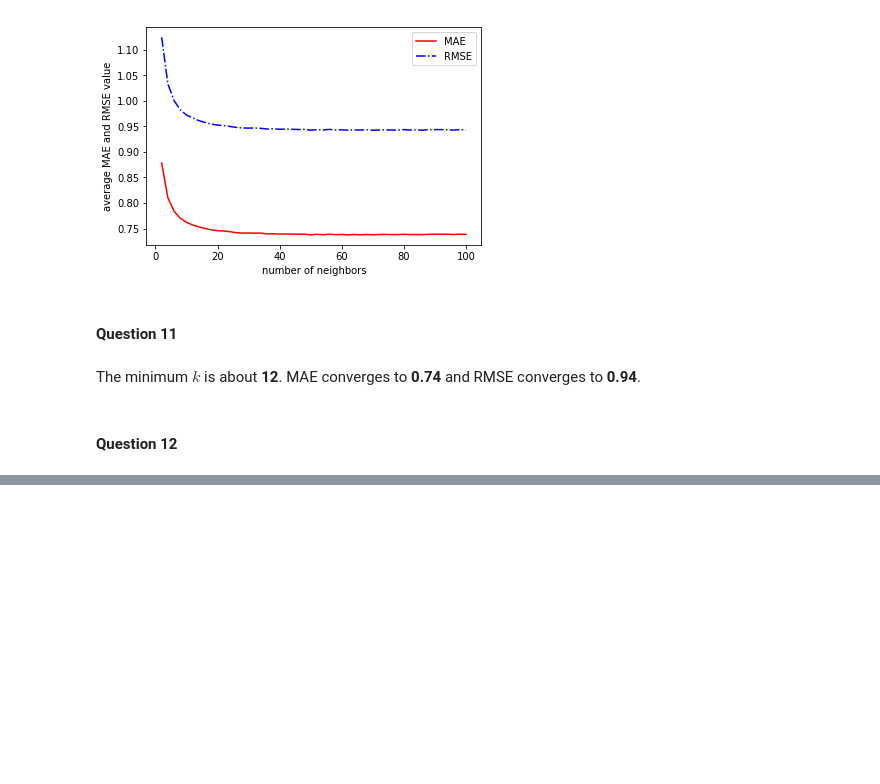
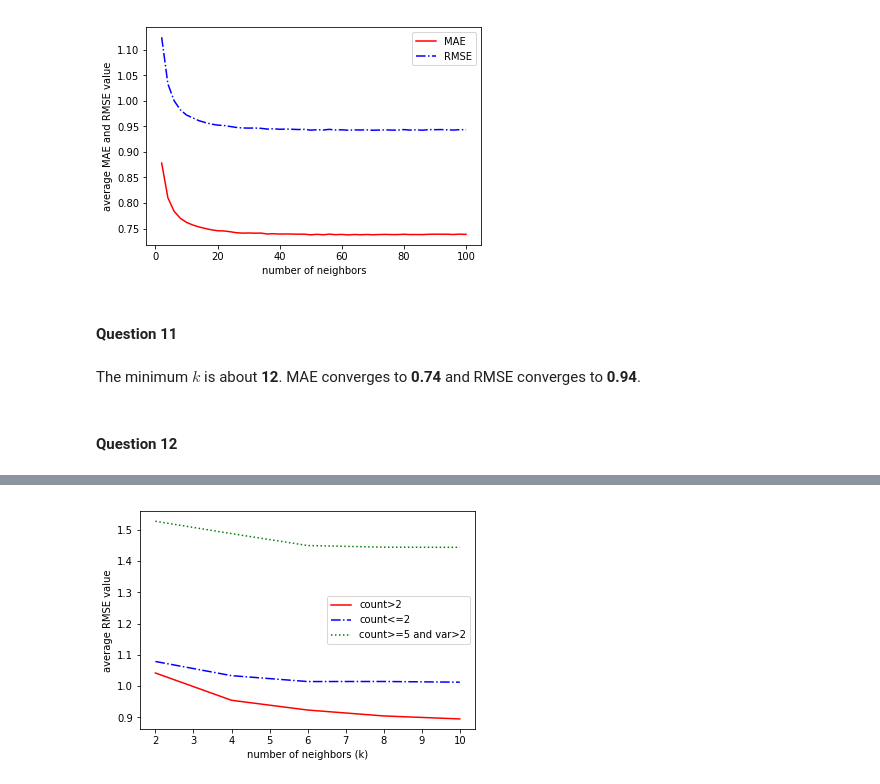
Before and after one commit to popo0293/EE219Project3, a Jupyter notebook: Project3.ipynb, the cells around one changed output, grey strips where cells are left out. Cells and saved outputs as stored; diff of their text form; code cells hidden in the pictures; blank space fills up the shorter version.

```diff
--- a/Project3.ipynb
+++ b/Project3.ipynb
@@ -183,0 +217,24 @@ for k in k_lst:
+# %%
+def trim_unpopular(testset):
+    trimmed = []
+    mat = np.array(testset, dtype=[('u', int), ('m', int), ('r', float)])
+    mat.sort(order='m')
+    counter = 0
+    lastm = mat[0][1]
+    for u, m, r in mat:
+        if m != lastm:
+            if counter > 2:
+                for i in range(counter):
+                    trimmed.pop(-1)
+
+            counter = 0
+            lastm = m
+
+        counter += 1
+        trimmed.append([u, m, r])
+
+    if counter > 2:
+        for i in range(counter):
+            trimmed.pop(-1)
+
+    return trimmed
@@ -183,0 +268,13 @@ for k in k_lst:
+# %%
+#test block
+ratings_dict = {'userID': [9, 32, 2, 45, 4, 1, 5, 31, 21],
+                'itemID': [1, 1, 1, 1, 1, 1, 1, 2, 2],
+                'rating': [3.5, 2.5, 4.0, 1, 1, 1, 1, 3.5, 1.0]}
+df1 = pd.DataFrame(ratings_dict)
+reader1 = Reader(rating_scale=(1, 5))
+# The columns must correspond to user id, item id and ratings (in that order).
+data1 = Dataset.load_from_df(df1[['userID', 'itemID', 'rating']], reader1)
+
+kf1 = KFold(n_splits=2)
+for trainset, testset in kf1.split(data1):
+    print(trim_popular(testset))
@@ -183,0 +343,10 @@ for k in k_lst:
+# %%
+l1, = plt.plot(k_lst, rmse_pop, 'r-', label='count>2')
+l2, = plt.plot(k_lst, rmse_unpop, 'b-.', label='count<=2')
+l3, = plt.plot(k_lst, rmse_highvar, 'g:', label='count>=5 and var>2')
+plt.xlabel('number of neighbors (k)')
+plt.ylabel('average RMSE value')
+plt.legend(handles=[l1, l2, l3])
+plt.show()
+# %% [output]
+[figure, added]
```
Also changed, not shown: parts of 9 cells of this notebook.
